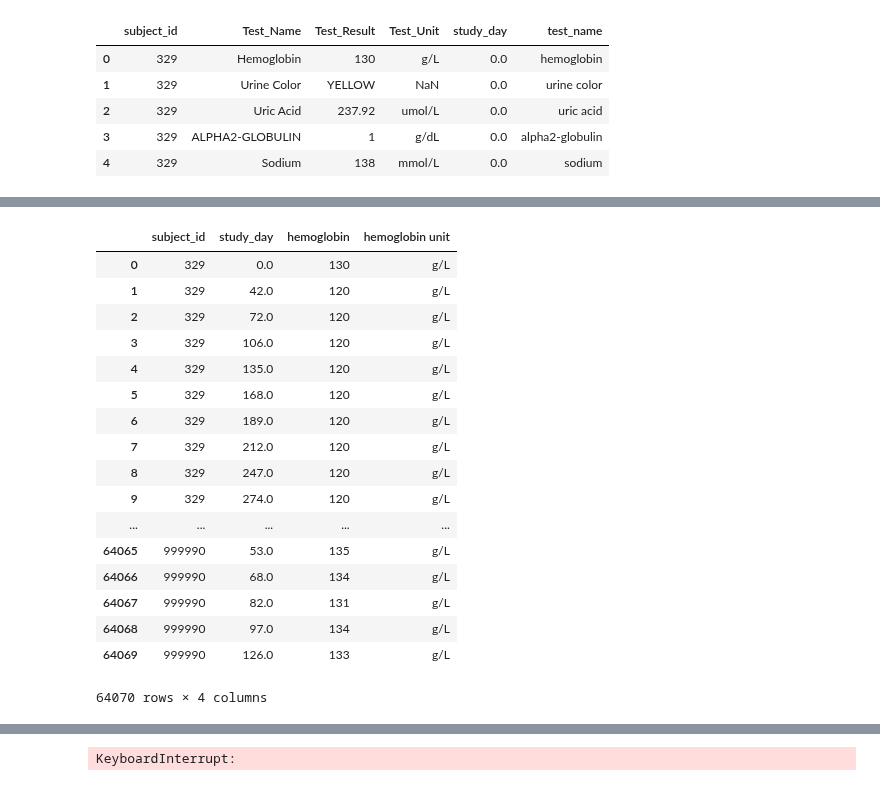
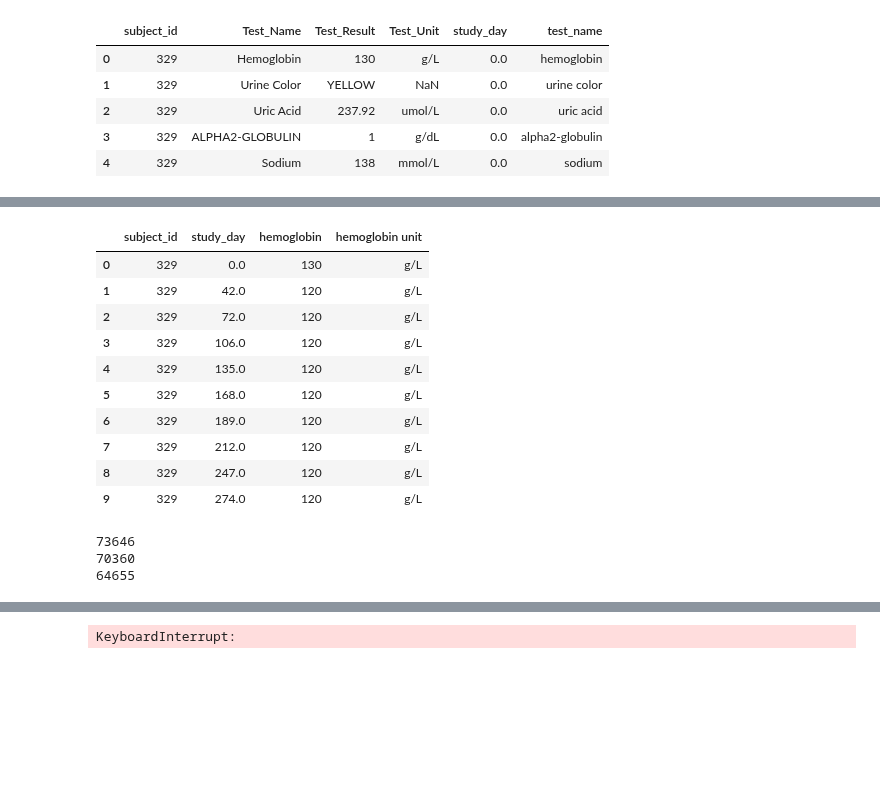
Before and after one commit to ttompk/als, a Jupyter notebook: labs.ipynb, the cells around one changed output, grey strips where cells are left out. Drawn from its saved outputs; the diff is of its cells as text; code cells hidden in the pictures; blank space fills up the shorter version.

```diff
--- a/labs.ipynb
+++ b/labs.ipynb
@@ -98,0 +321,4 @@ list(labs['test_name'].unique())
+# %%
+labs_onset['days_from_onset'] = np.abs(labs_onset['Onset_Delta']) + labs_onset['study_day']
+# %%
+labs_onset.drop('Onset_Delta', axis=1, inplace=True)
@@ -99,10 +334,12 @@ list(labs['test_name'].unique())
 # %%
+#separate lab data into several smaller tables
+
 lab_dfs=[]
-for inx, t in enumerate(list(labs['test_name'].unique())):
-    new_lab = labs[ labs['test_name'] == t].copy().reset_index(drop=True)
+for inx, t in enumerate(list(labs_onset['test_name'].unique())):
+    new_lab = labs_onset[ labs_onset['test_name'] == t].copy().reset_index(drop=True)
     new_lab[t]=new_lab['Test_Result']
     new_lab[t+' unit']=new_lab['Test_Unit']
-    new_lab.drop(['Test_Name', 'test_name', 'Test_Unit', 'Test_Result'], axis=1, inplace=True)
+    new_lab.drop(['test_name', 'Test_Unit', 'Test_Result'], axis=1, inplace=True)
     if inx == 0:
         final_lab = new_lab
     lab_dfs.append(new_lab)
@@ -112,0 +352,4 @@ with open('labs_list.pkl', 'wb') as f:
+# %%
+# open the pickle file
+with open('labs_list.pkl', 'rb') as f:
+    labs_dfs = pickle.load(f)
@@ -121,24 +431,17 @@ len(labs_dfs)
 # %%
-labs_dfs[0]
+labs_dfs[0].head(10)
 # %% [output]
 |  | subject_id | study_day | hemoglobin | hemoglobin unit |
 | 0 | 329 | 0.0 | 130 | g/L |
 | 1 | 329 | 42.0 | 120 | g/L |
 | 2 | 329 | 72.0 | 120 | g/L |
 | 3 | 329 | 106.0 | 120 | g/L |
 | 4 | 329 | 135.0 | 120 | g/L |
 | 5 | 329 | 168.0 | 120 | g/L |
 | 6 | 329 | 189.0 | 120 | g/L |
 | 7 | 329 | 212.0 | 120 | g/L |
 | 8 | 329 | 247.0 | 120 | g/L |
 | 9 | 329 | 274.0 | 120 | g/L |
-| ... | ... | ... | ... | ... |
-| 64065 | 999990 | 53.0 | 135 | g/L |
-| 64066 | 999990 | 68.0 | 134 | g/L |
-| 64067 | 999990 | 82.0 | 131 | g/L |
-| 64068 | 999990 | 97.0 | 134 | g/L |
-| 64069 | 999990 | 126.0 | 133 | g/L |
-64070 rows × 4 columns
 # %%
 # get length of tables
 table_len=[]
@@ -146,14 +449,19 @@ for i in range(len(labs_dfs)):
     table_len.append((i,len(labs_dfs[i])))
 table_len=sorted(table_len, key=lambda x: x[1], reverse=True)
 # %%
-# get top 5 longest tables and merge
-for i in range(len(labs_dfs)):
+# get top 2 longest tables and merge
+for i in range(3):
     inx = table_len[i][0]
+    print(len(labs_dfs[inx]))
     if i ==0:
         new_table = labs_dfs[inx].copy()
     else:
         new_table = new_table.merge(labs_dfs[inx], how='outer',
-                                    on=['subject_id', 'study_day'])
+                                    on=['subject_id', 'study_day'])#,  indicator=True)
+# %% [output]
+73646
+70360
+64655
 # %%
 print(new_table.shape)
 new_table.head()
```
Also changed, not shown: parts of 43 cells of this notebook, 1 other file.
